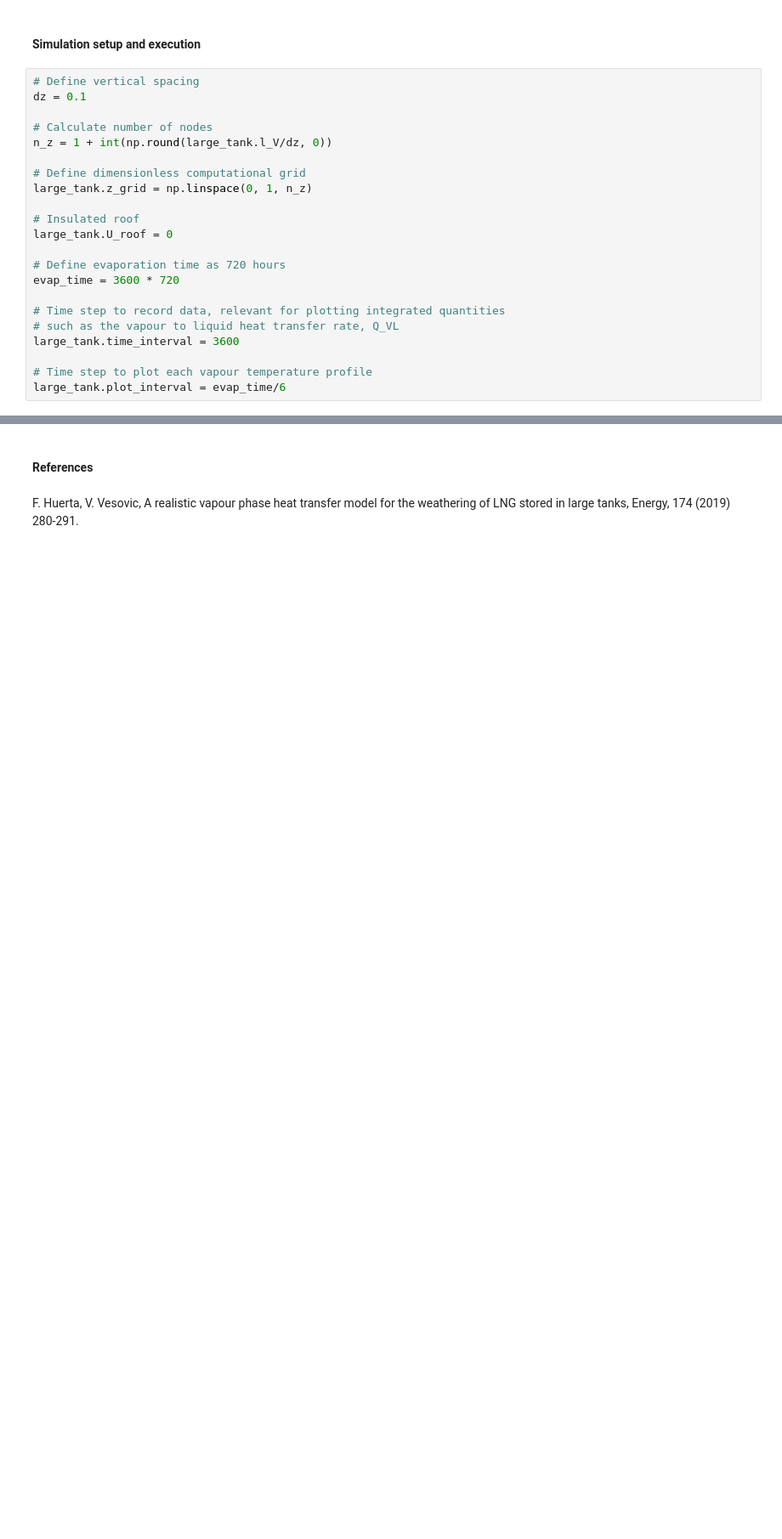
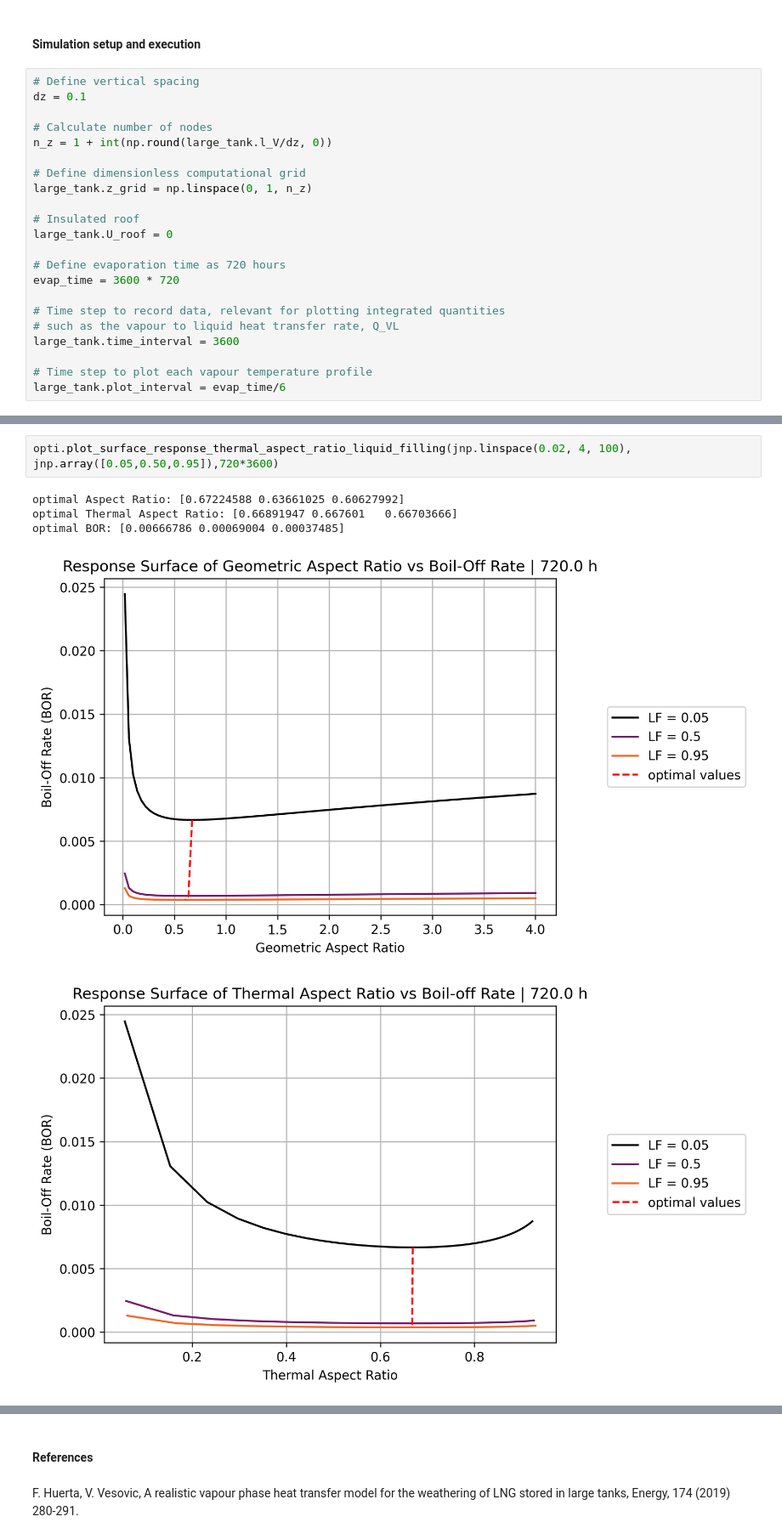
Before and after one commit to felipehuerta17/CryoEvap, a Jupyter notebook: notebooks/opti_isobaric_example_case_hydrogen_720h.ipynb, the cells around one changed output, grey strips where cells are left out. Shown at 85% size. Cells and saved outputs as stored; diff of their text form; blank space fills up the shorter version.

```diff
--- a/notebooks/opti_isobaric_example_case_hydrogen_720h.ipynb
+++ b/notebooks/opti_isobaric_example_case_hydrogen_720h.ipynb
@@ -348,0 +277,8 @@ large_tank.plot_tv_BOG(t_unit='w')
+# %%
+opti.plot_surface_response_thermal_aspect_ratio_liquid_filling(jnp.linspace(0.02, 4, 100), jnp.array([0.05,0.50,0.95]),720*3600)
+# %% [output]
+optimal Aspect Ratio: [0.67224588 0.63661025 0.60627992]
+optimal Thermal Aspect Ratio: [0.66891947 0.667601   0.66703666]
+optimal BOR: [0.00666786 0.00069004 0.00037485]
+[figure, added]
+[figure, added]
```
Also changed, not shown: parts of 48 cells of this notebook, 5 other files.
